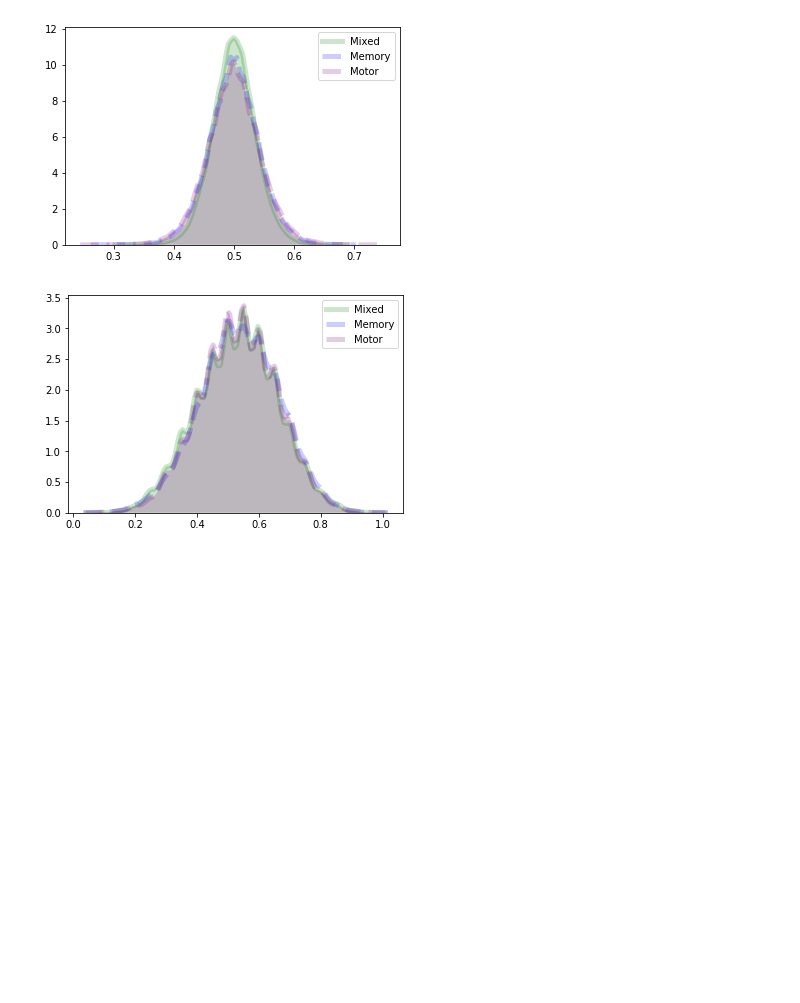
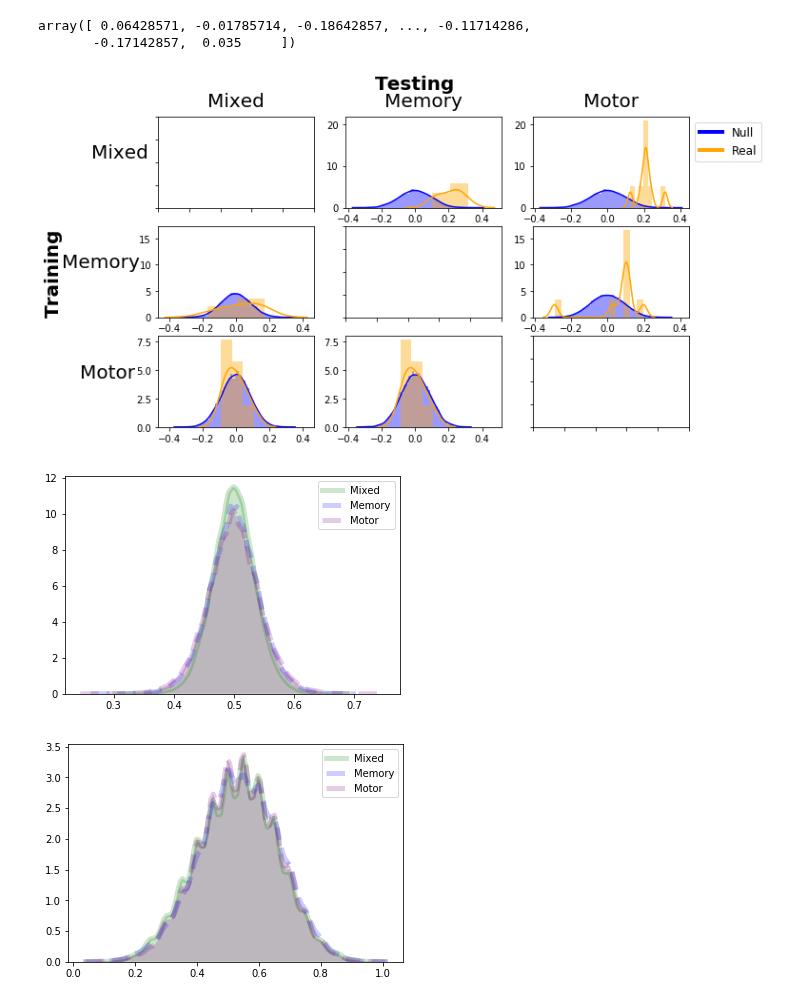
Before and after one commit to GrattonLab/MSC_Alexis, a Jupyter notebook: analysis/code/mL_rsfMRI/supplemental_exploration/perm_stats.ipynb, the cells around one changed output. Drawn from its saved outputs; the diff is of its cells as text; code cells hidden in the pictures; blank space fills up the shorter version.

```diff
--- a/analysis/code/mL_rsfMRI/supplemental_exploration/perm_stats.ipynb
+++ b/analysis/code/mL_rsfMRI/supplemental_exploration/perm_stats.ipynb
@@ -26,3 +100,75 @@ CV.head()
+# %%
+perm_diff_task[(perm_diff_task.train_task=='mixed')&(perm_diff_task.test_task=='motor')].acc_diff.values
+# %% [output]
+array([ 0.06428571, -0.01785714, -0.18642857, ..., -0.11714286,
+       -0.17142857,  0.035     ])
+# %%
+#Diff task
+fig=plt.figure(figsize=(10,6), constrained_layout=True)
+plt.rcParams['figure.constrained_layout.use'] = True
+#Add grid space for subplots 1 rows by 3 columns
+gs = gridspec.GridSpec(nrows=3, ncols=3)
+fig.suptitle('Testing', fontsize=20, fontweight='bold')
+fig.text(-0.04, 0.5, 'Training', va='center', fontweight='bold',fontsize=20,rotation='vertical')
+#Test Mixed font
+ax0=fig.add_subplot(gs[0,0])
+plt.setp(ax0.get_yticklabels(), visible=False)
+plt.setp(ax0.get_xticklabels(), visible=False)
+ax0.set_title('Mixed', fontsize=20, pad=10)
+ax0.set_ylabel('Mixed', rotation=0, fontsize=20, labelpad=40)
+#Mixed test motor
+ax1=fig.add_subplot(gs[0,1])
+ax=sns.distplot(perm_diff_task[(perm_diff_task.train_task=='mixed')&(perm_diff_task.test_task=='motor')].acc_diff.values,color='blue', ax=ax1)
+g=sns.distplot(diff_task[(diff_task.train_task=='mixed')&(diff_task.test_task=='motor')].acc_diff.values, color='orange',ax=ax1)
+ax.set_title('Memory',fontsize=20, pad=10)
+
+#Mixed test Memory
+ax2=fig.add_subplot(gs[0,2],sharey=ax1)
+ax=sns.distplot(perm_diff_task[(perm_diff_task.train_task=='mixed')&(perm_diff_task.test_task=='motor')].acc_diff.values,color='blue', ax=ax2)
+g=sns.distplot(diff_task[(diff_task.train_task=='mixed')&(diff_task.test_task=='mem')].acc_diff.values, color='orange',ax=ax2)
+ax.set_title('Motor', fontsize=20, pad=10)
+ax.set(ylabel=' ')
+ax.legend(custom_lines, ['Null','Real'],loc='upper right',fontsize='large',bbox_to_anchor=(1.5, 1.0))
+
+#Memory test mixed
+ax3=fig.add_subplot(gs[1,0])
+ax=sns.distplot(perm_diff_task[(perm_diff_task.train_task=='mem')&(perm_diff_task.test_task=='mixed')].acc_diff.values,color='blue', ax=ax3)
+g=sns.distplot(diff_task[(diff_task.train_task=='mem')&(diff_task.test_task=='mixed')].acc_diff.values, color='orange',ax=ax3)
+ax.set_ylabel('Memory', rotation=0, fontsize=20, labelpad=40)
+
+#Memory test memory
+ax4=fig.add_subplot(gs[1,1])
+plt.setp(ax4.get_yticklabels(), visible=False)
+plt.setp(ax4.get_xticklabels(), visible=False)
+
+#Memory test motor
+ax5=fig.add_subplot(gs[1,2],sharex=ax2, sharey=ax3)
+ax=sns.distplot(perm_diff_task[(perm_diff_task.train_task=='mem')&(perm_diff_task.test_task=='motor')].acc_diff.values,color='blue', ax=ax5)
+g=sns.distplot(diff_task[(diff_task.train_task=='mem')&(diff_task.test_task=='motor')].acc_diff.values, color='orange',ax=ax5)
+
+
+#Motor test mixed
+ax6=fig.add_subplot(gs[2,0],sharex=ax3)
+ax=sns.distplot(perm_diff_task[(perm_diff_task.train_task=='motor')&(perm_diff_task.test_task=='mixed')].acc_diff.values,color='blue', ax=ax6)
+g=sns.distplot(diff_task[(diff_task.train_task=='motor')&(diff_task.test_task=='mixed')].acc_diff.values, color='orange',ax=ax6)
+ax.set_ylabel('Motor', rotation=0, fontsize=20, labelpad=30)
+
+#motor test mem
+ax7=fig.add_subplot(gs[2,1],sharey=ax6, sharex=ax1)
+ax=sns.distplot(perm_diff_task[(perm_diff_task.train_task=='motor')&(perm_diff_task.test_task=='mem')].acc_diff.values,color='blue', ax=ax7)
+g=sns.distplot(diff_task[(diff_task.train_task=='motor')&(diff_task.test_task=='mixed')].acc_diff.values, color='orange',ax=ax7)
+
+
+#Motor test motor
+ax8=fig.add_subplot(gs[2,2])
+plt.setp(ax8.get_yticklabels(), visible=False)
+plt.setp(ax8.get_xticklabels(), visible=False)
+
+
+
+plt.savefig(thisDir+'output/mL/images/ridge/figs/diffTask_perm_plots.png', bbox_inches='tight')
+# %% [output]
+[figure, added]
 # %%
 ax=sns.kdeplot(DS[(DS['task']=='mixed')].acc.values, label='Mixed', shade=True, linewidth=5, color='Green', alpha=.2)
 
```
Also changed, not shown: parts of 21 cells of this notebook, 21 other files.
